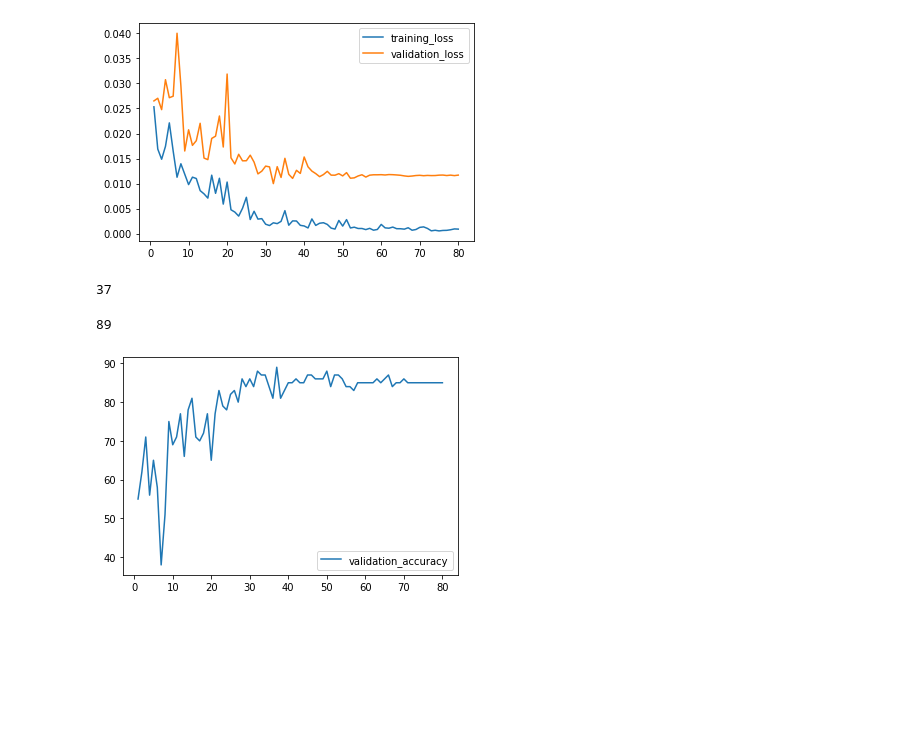
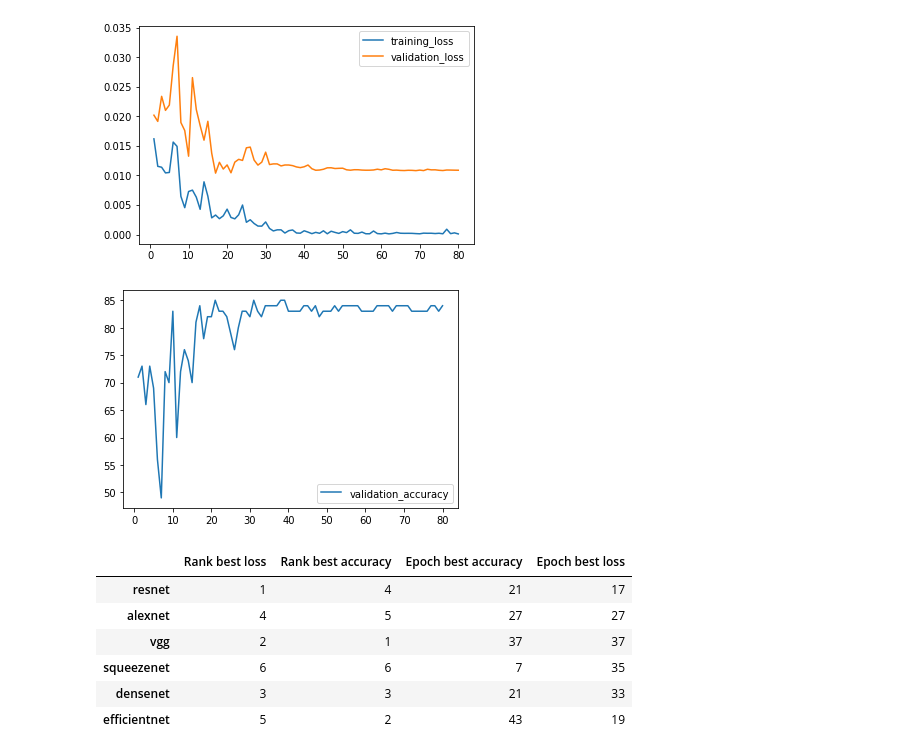
Before and after one commit to theovincent/birdClassification, a Jupyter notebook: classifier/visualize_losses.ipynb, the cells around one changed output. Drawn from its saved outputs; the diff is of its cells as text; code cells hidden in the pictures; blank space fills up the shorter version.

Commit message:
Visualize scores

```diff
--- a/classifier/visualize_losses.ipynb
+++ b/classifier/visualize_losses.ipynb
@@ -1,28 +1,53 @@
 # %%
 import pandas as pd
 import matplotlib.pyplot as plt
 
 
-losses = pd.read_feather("../output/crop_from_network/vgg.feather").set_index("index")
+losses = pd.read_feather("../output/crop_from_gt/resnet.feather").set_index("index")
 
 plt.plot(losses.index, losses["train_loss"], label="training_loss")
 plt.plot(losses.index, losses["validation_loss"], label="validation_loss")
 plt.legend()
 plt.show()
 # %% [output]
-[figure, old version]
+[figure, new version]
-# %%
-losses.loc[losses.index % 2 == 1, "validation_accuracy"].idxmax()
-# %% [output]
-37
-# %%
-losses.loc[losses.index % 2 == 1, "validation_accuracy"].max()
-# %% [output]
-89
 # %%
 plt.figure()
 plt.plot(losses.index, losses["validation_accuracy"], label="validation_accuracy")
 plt.legend()
 plt.show()
 # %% [output]
-[figure, old version]
+[figure, new version]
+# %%
+import numpy as np
+import pandas as pd
+
+models = ["resnet", "alexnet", "vgg", "squeezenet", "densenet", "efficientnet"]
+validation_losses = []
+validation_accuracies = []
+epoch_best_loss = []
+epoch_best_accuracy = []
+for model in models:
+    losses = pd.read_feather(f"../output/crop_from_gt/{model}.feather").set_index("index")
+
+    validation_losses.append(losses.loc[losses.index % 2 == 1, "validation_loss"].min())
+    epoch_best_loss.append(losses.loc[losses.index % 2 == 1, "validation_loss"].idxmin())
+
+    validation_accuracies.append(losses.loc[losses.index % 2 == 1, "validation_accuracy"].max())
+    epoch_best_accuracy.append(losses.loc[losses.index % 2 == 1, "validation_accuracy"].idxmax())
+
+
+rankings = pd.DataFrame(None, index=models, columns=["Rank best loss", "Rank best accuracy", "Epoch best accuracy", "Epoch best loss"])
+rankings.loc[models, "Epoch best loss"] = pd.Series(epoch_best_loss, index=models)
+rankings.loc[models, "Epoch best accuracy"] = pd.Series(epoch_best_accuracy, index=models)
+rankings.loc[models, "Rank best loss"] = pd.DataFrame(np.array([models, validation_losses]).T, columns=["model", "accuracy"]).sort_values(by="accuracy", ascending=True).reset_index(drop=True).reset_index().set_index("model")["index"] + 1
+rankings.loc[models, "Rank best accuracy"] = pd.DataFrame(np.array([models, validation_accuracies]).T, columns=["model", "accuracy"]).sort_values(by="accuracy", ascending=False).reset_index(drop=True).reset_index().set_index("model")["index"] + 1
+rankings
+# %% [output]
+|  | Rank best loss | Rank best accuracy | Epoch best accuracy | Epoch best loss |
+| resnet | 1 | 4 | 21 | 17 |
+| alexnet | 4 | 5 | 27 | 27 |
+| vgg | 2 | 1 | 37 | 37 |
+| squeezenet | 6 | 6 | 7 | 35 |
+| densenet | 3 | 3 | 21 | 33 |
+| efficientnet | 5 | 2 | 43 | 19 |
```
Also changed, not shown: 2 other files.
